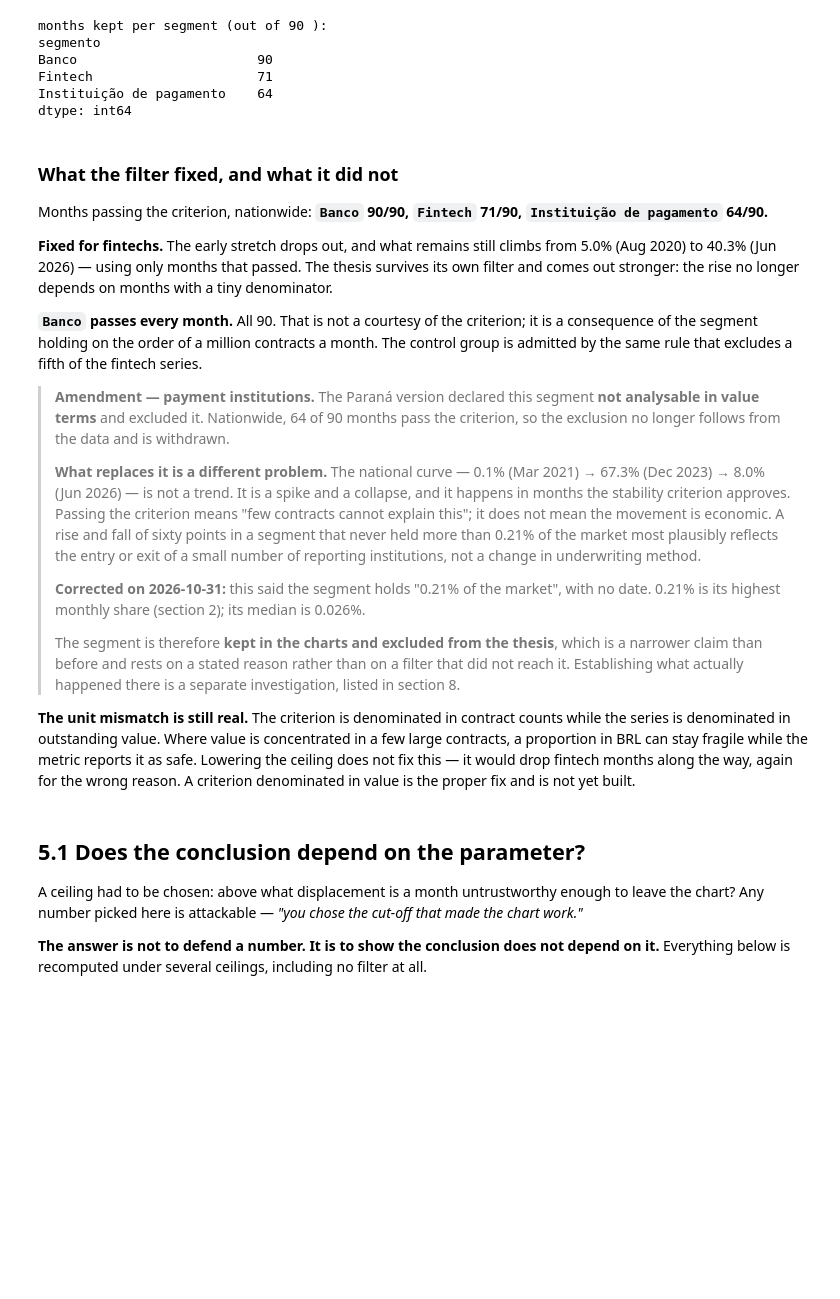
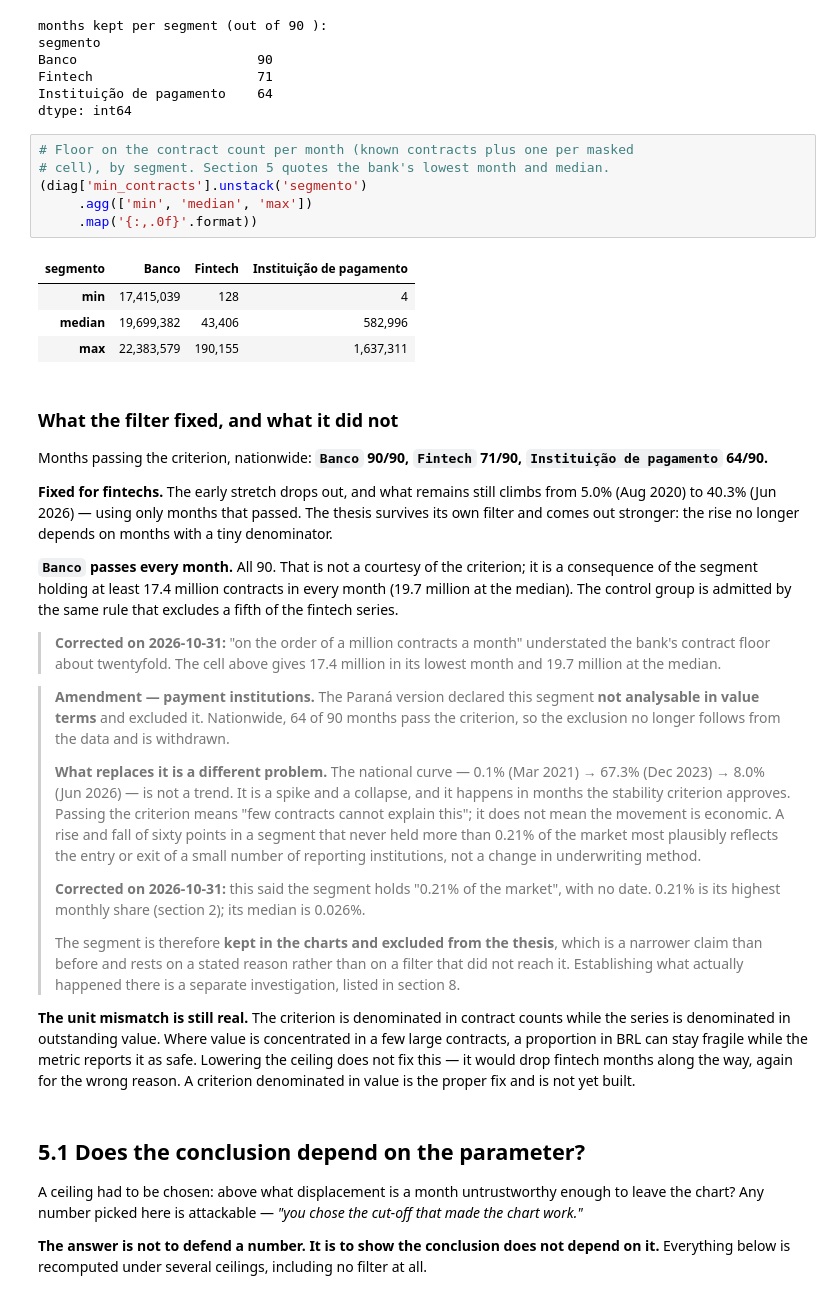
Before and after one commit to msitta/scrdata-borrower-size, a Jupyter notebook: notebooks/01_unavailable_size.ipynb, the cells around one changed output. Drawn from its saved outputs; the diff is of its cells as text; blank space fills up the shorter version.

Commit message:
Notebook: section 5 bank contract floor is 17.4 million (median 19.7), not a million; add the table

```diff
--- a/notebooks/01_unavailable_size.ipynb
+++ b/notebooks/01_unavailable_size.ipynb
@@ -807,6 +807,17 @@ Banco                       90
 Fintech                     71
 Instituição de pagamento    64
 dtype: int64
+# %%
+# Floor on the contract count per month (known contracts plus one per masked
+# cell), by segment. Section 5 quotes the bank's lowest month and median.
+(diag['min_contracts'].unstack('segmento')
+     .agg(['min', 'median', 'max'])
+     .map('{:,.0f}'.format))
+# %% [output]
+| segmento | Banco | Fintech | Instituição de pagamento |
+| min | 17,415,039 | 128 | 4 |
+| median | 19,699,382 | 43,406 | 582,996 |
+| max | 22,383,579 | 190,155 | 1,637,311 |
 # %% [markdown]
 ### What the filter fixed, and what it did not
 
@@ -819,9 +830,10 @@ thesis survives its own filter and comes out stronger: the rise no longer depend
 on months with a tiny denominator.
 
 **`Banco` passes every month.** All 90. That is not a courtesy of the criterion;
-it is a consequence of the segment holding on the order of a million contracts a
-month. The control group is admitted by the same rule that excludes a fifth of
+it is a consequence of the segment holding at least 17.4 million contracts in every month (19.7 million at the median). The control group is admitted by the same rule that excludes a fifth of
 the fintech series.
+
+> **Corrected on 2026-10-31:** "on the order of a million contracts a month" understated the bank's contract floor about twentyfold. The cell above gives 17.4 million in its lowest month and 19.7 million at the median.
 
 > **Amendment — payment institutions.** The Paraná version declared this segment
 > **not analysable in value terms** and excluded it. Nationwide, 64 of 90 months
```
